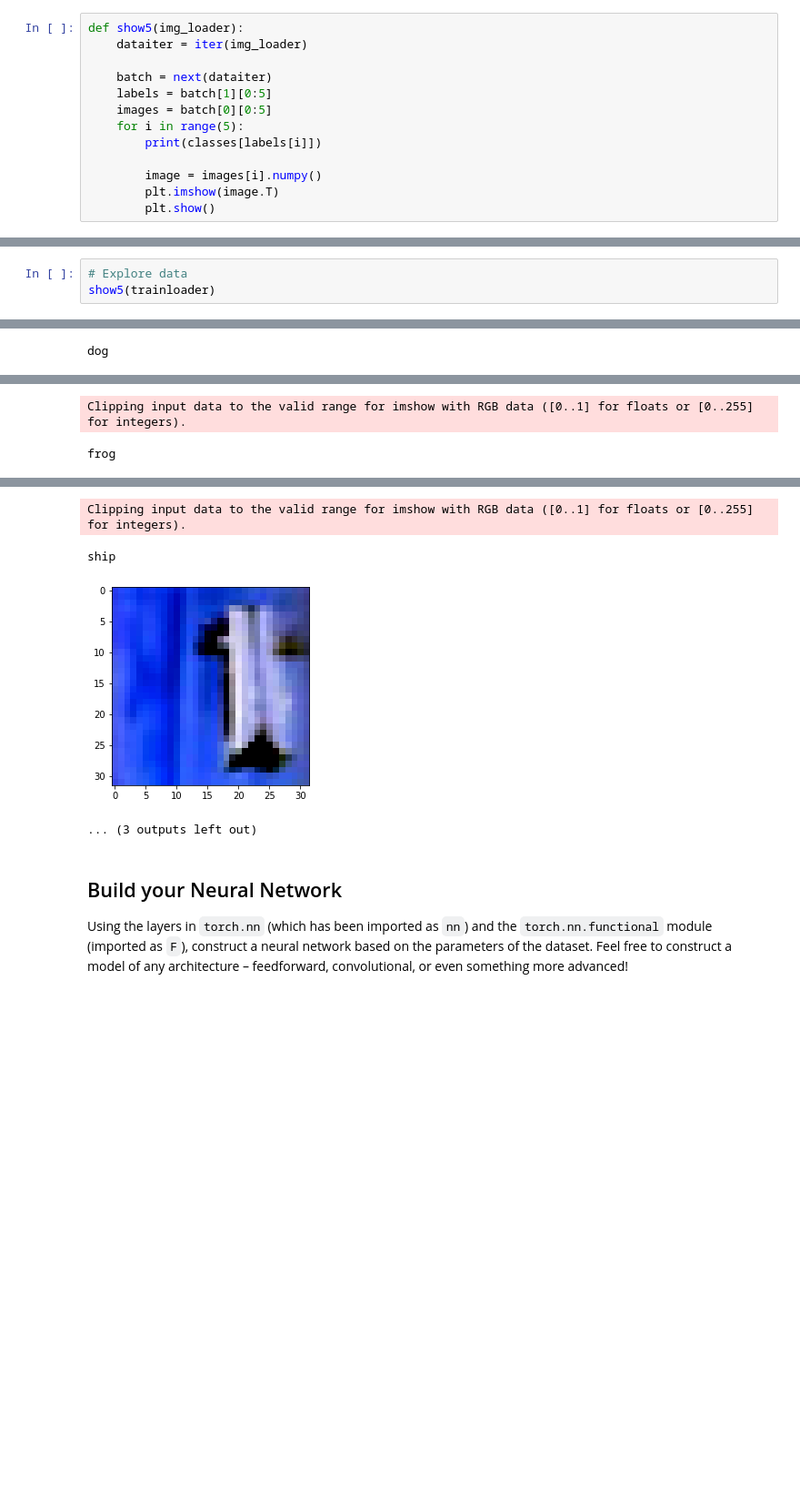
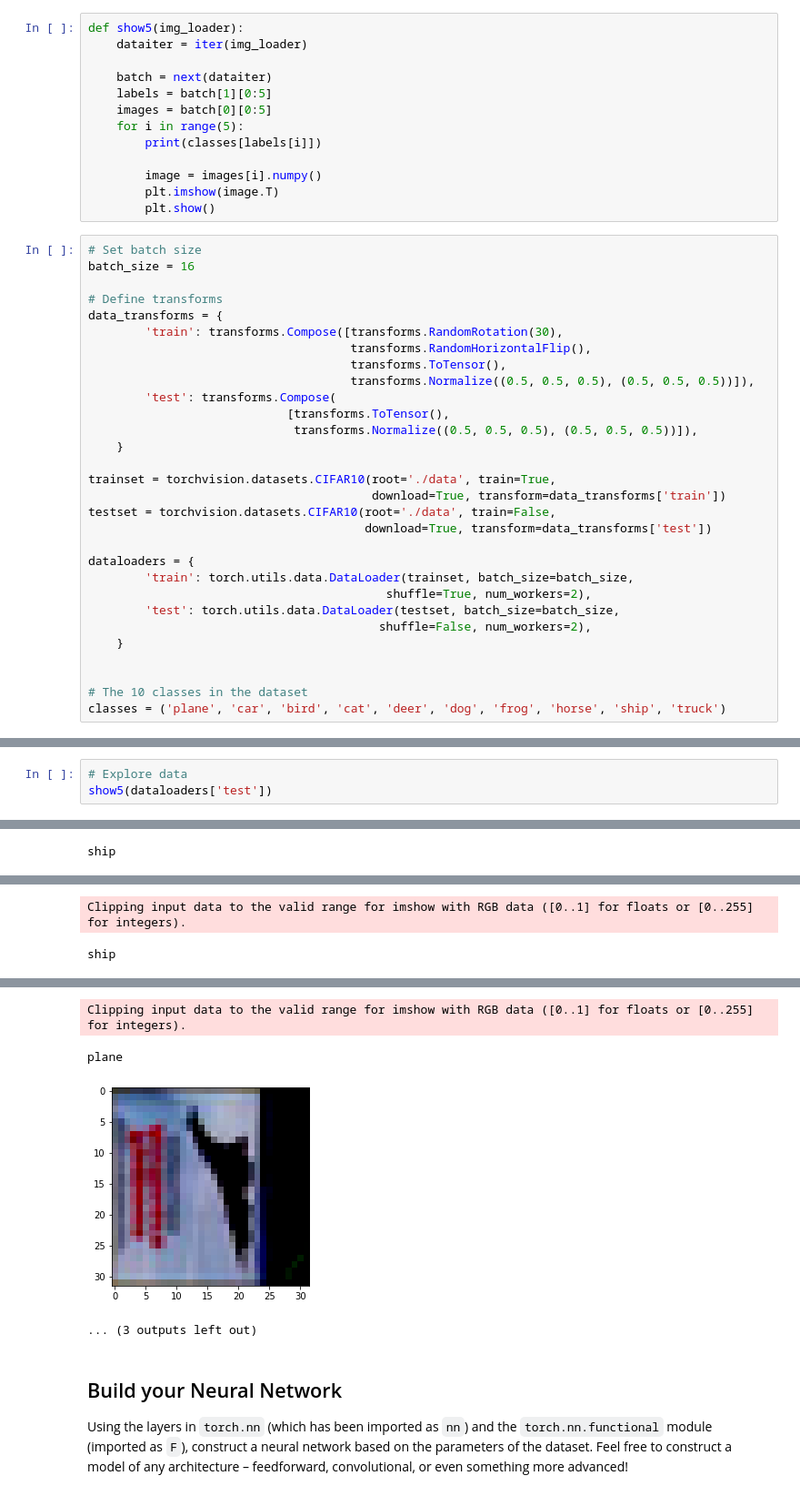
Before and after one commit to achimoraites/deep-learning, a Jupyter notebook: cifar-10-image-classifier/CIFAR-10_Image_Classifier.ipynb, the cells around one changed output, grey strips where cells are left out. Shown: that part at 91% size. Cells and saved outputs as stored; diff of their text form; blank space fills up the shorter version.

```diff
--- a/cifar-10-image-classifier/CIFAR-10_Image_Classifier.ipynb
+++ b/cifar-10-image-classifier/CIFAR-10_Image_Classifier.ipynb
@@ -86,3 +60,33 @@ def show5(img_loader):
         image = images[i].numpy()
         plt.imshow(image.T)
         plt.show()
+# %%
+# Set batch size
+batch_size = 16
+
+# Define transforms
+data_transforms = {
+        'train': transforms.Compose([transforms.RandomRotation(30),
+                                     transforms.RandomHorizontalFlip(),
+                                     transforms.ToTensor(),
+                                     transforms.Normalize((0.5, 0.5, 0.5), (0.5, 0.5, 0.5))]),
+        'test': transforms.Compose(
+                            [transforms.ToTensor(),
+                             transforms.Normalize((0.5, 0.5, 0.5), (0.5, 0.5, 0.5))]),
+    }
+
+trainset = torchvision.datasets.CIFAR10(root='./data', train=True,
+                                        download=True, transform=data_transforms['train'])
+testset = torchvision.datasets.CIFAR10(root='./data', train=False,
+                                       download=True, transform=data_transforms['test'])
+
+dataloaders = {
+        'train': torch.utils.data.DataLoader(trainset, batch_size=batch_size,
+                                          shuffle=True, num_workers=2),
+        'test': torch.utils.data.DataLoader(testset, batch_size=batch_size,
+                                         shuffle=False, num_workers=2),
+    }
+
+
+# The 10 classes in the dataset
+classes = ('plane', 'car', 'bird', 'cat', 'deer', 'dog', 'frog', 'horse', 'ship', 'truck')
@@ -89,5 +96,5 @@ def show5(img_loader):
 # %%
 # Explore data
-show5(trainloader)
+show5(dataloaders['test'])
 # %% [output]
 Clipping input data to the valid range for imshow with RGB data ([0..1] for floats or [0..255] for integers).
@@ -96,2 +103,2 @@ deer
 Clipping input data to the valid range for imshow with RGB data ([0..1] for floats or [0..255] for integers).
-dog
+ship
@@ -99,2 +106,2 @@ dog
 Clipping input data to the valid range for imshow with RGB data ([0..1] for floats or [0..255] for integers).
-frog
+ship
@@ -102,6 +109,6 @@ frog
 Clipping input data to the valid range for imshow with RGB data ([0..1] for floats or [0..255] for integers).
-ship
+plane
-[figure, old version]
+[figure, new version]
 ... (3 outputs left out)
 # %% [markdown]
 ## Build your Neural Network
```
Also changed, not shown: parts of 10 cells of this notebook.
